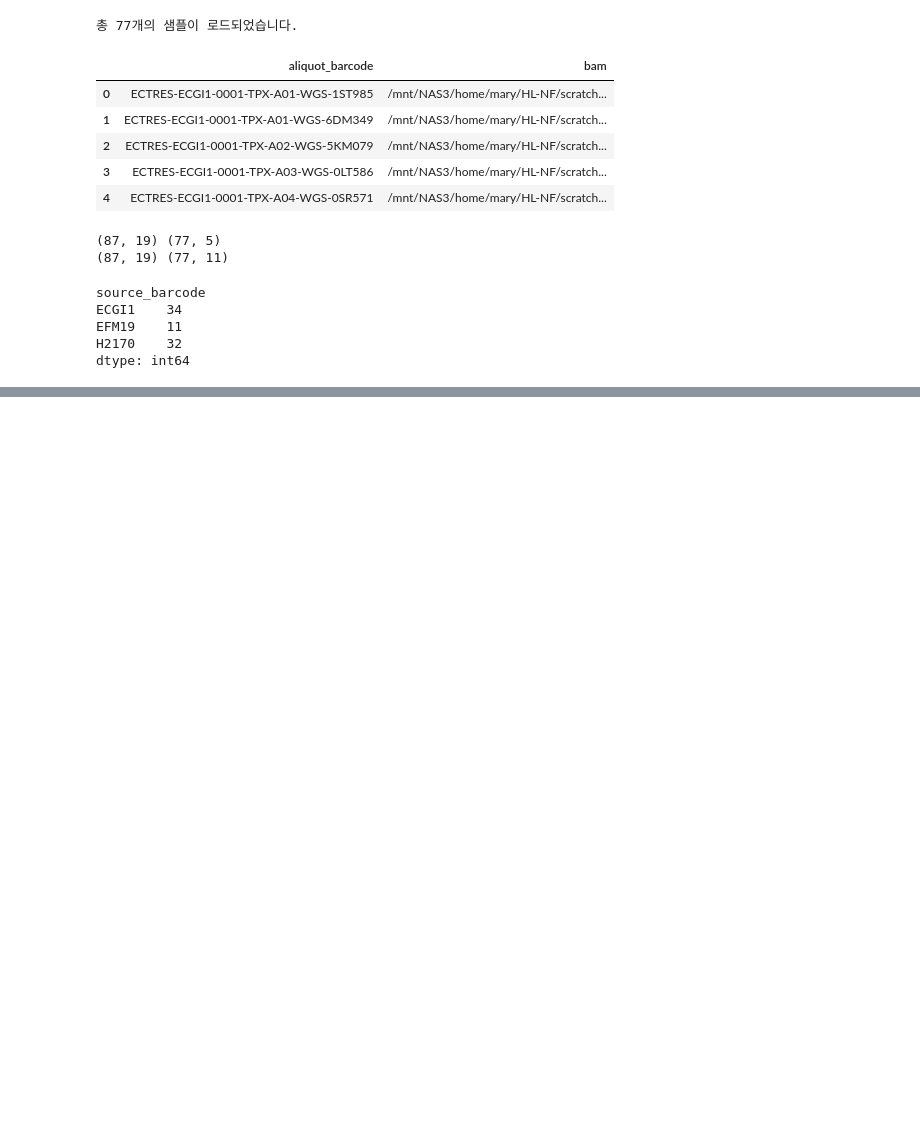
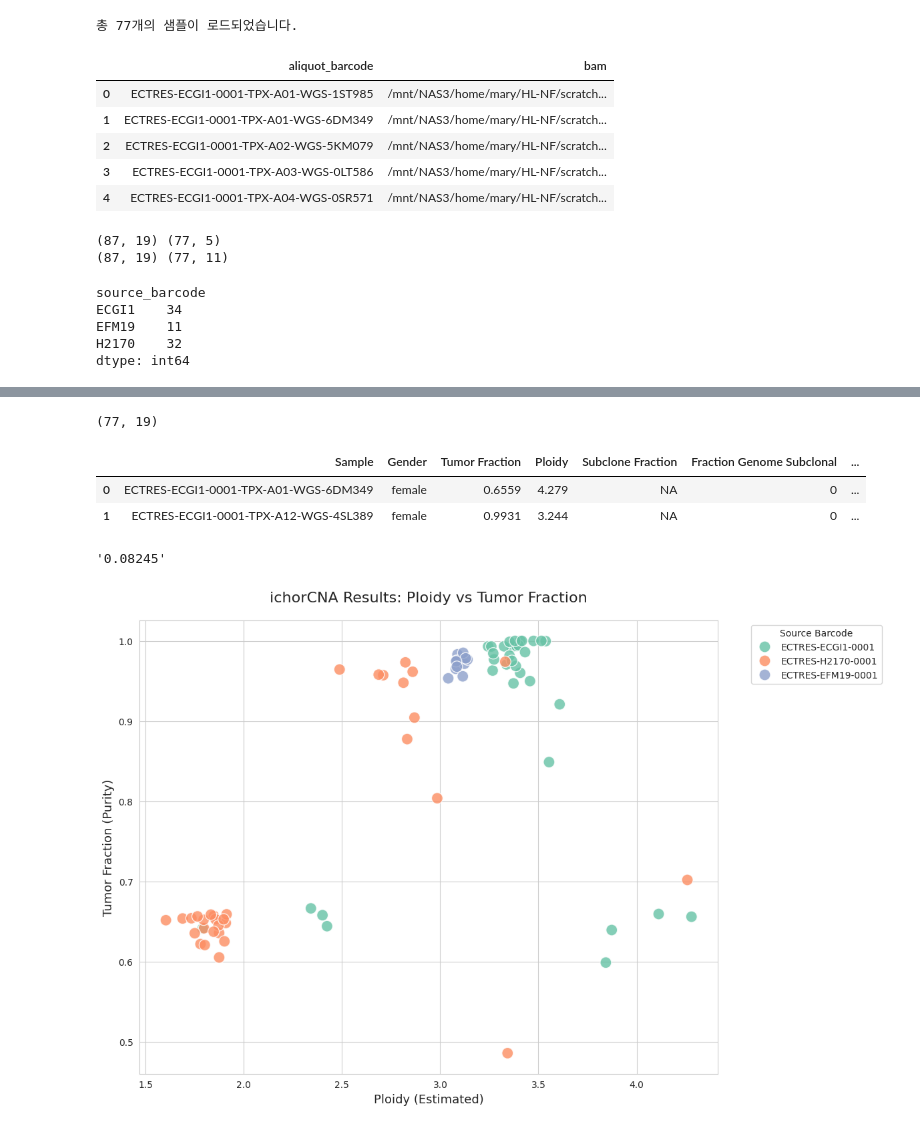
Before and after one commit to JiwonShon/ECTRES, a Jupyter notebook: ichorCNA.ipynb, the cells around one changed output, grey strips where cells are left out. Drawn from its saved outputs; the diff is of its cells as text; code cells hidden in the pictures; blank space fills up the shorter version.

Commit message:
ichorCNA_nf

```diff
--- a/ichorCNA.ipynb
+++ b/ichorCNA.ipynb
@@ -92,0 +163,59 @@ bam_manifest.head(2)
+# %%
+ichor_df= pd.merge(df_ichor, bam_manifest[['aliquot_barcode','source_barcode','sample_id']], on='aliquot_barcode', how='left')
+
+ichor_df.shape
+# %% [output]
+(77, 19)
+# %%
+ichor_df.head(2)
+# %% [output]
+|  | Sample | Gender | Tumor Fraction | Ploidy | Subclone Fraction | Fraction Genome Subclonal | ... |
+| 0 | ECTRES-ECGI1-0001-TPX-A01-WGS-6DM349 | female | 0.6559 | 4.279 | NA | 0 | ... |
+| 1 | ECTRES-ECGI1-0001-TPX-A12-WGS-4SL389 | female | 0.9931 | 3.244 | NA | 0 | ... |
+# %%
+ichor_df['GC-Map correction MAD'].max()
+# %% [output]
+'0.08245'
+# %%
+df_ichor=ichor_df.copy()
+# 1. 데이터 타입 변환 (숫자형으로 확정)
+df_ichor['Ploidy'] = pd.to_numeric(df_ichor['Ploidy'], errors='coerce')
+df_ichor['Tumor Fraction'] = pd.to_numeric(df_ichor['Tumor Fraction'], errors='coerce')
+
+# 2. source_barcode 추출 (예: ECTRES-ECGI1-0001-TPX... -> ECTRES-ECGI1-0001)
+# 샘플 이름의 구조에 따라 하이픈(-) 기준 앞 3 덩어리를 합칩니다.
+df_ichor['source_barcode'] = df_ichor['Sample'].apply(lambda x: "-".join(x.split("-")[:3]))
+
+# 3. 그래프 그리기
+plt.figure(figsize=(12, 8))
+sns.set_style("whitegrid")
+
+# 산점도 생성
+scatter = sns.scatterplot(
+    data=df_ichor,
+    x='Ploidy',
+    y='Tumor Fraction',
+    hue='source_barcode',
+    palette='Set2',      # 색상 테마 (샘플이 아주 많으면 'husl'이나 'tab20' 추천)
+    s=150,               # 점 크기
+    alpha=0.8,           # 투명도
+    edgecolor='w'        # 점 테두리 흰색
+)
+
+# 4. 그래프 꾸미기
+plt.title('ichorCNA Results: Ploidy vs Tumor Fraction', fontsize=16, pad=20)
+plt.xlabel('Ploidy (Estimated)', fontsize=13)
+plt.ylabel('Tumor Fraction (Purity)', fontsize=13)
+
+# 범례(Legend) 위치 조정 (그래프 밖으로 빼서 가독성 확보)
+plt.legend(bbox_to_anchor=(1.05, 1), loc='upper left', title='Source Barcode', fontsize=10)
+
+# 5. 축 범위 자동 조정 및 레이아웃 정리
+plt.tight_layout()
+
+# 그래프 저장 (선택 사항)
+# plt.savefig('ichorCNA_scatter_plot.png', dpi=300)
+
+plt.show()
+# %% [output]
+[figure, added]
```
Also changed, not shown: parts of 3 cells of this notebook, 2 other files.
